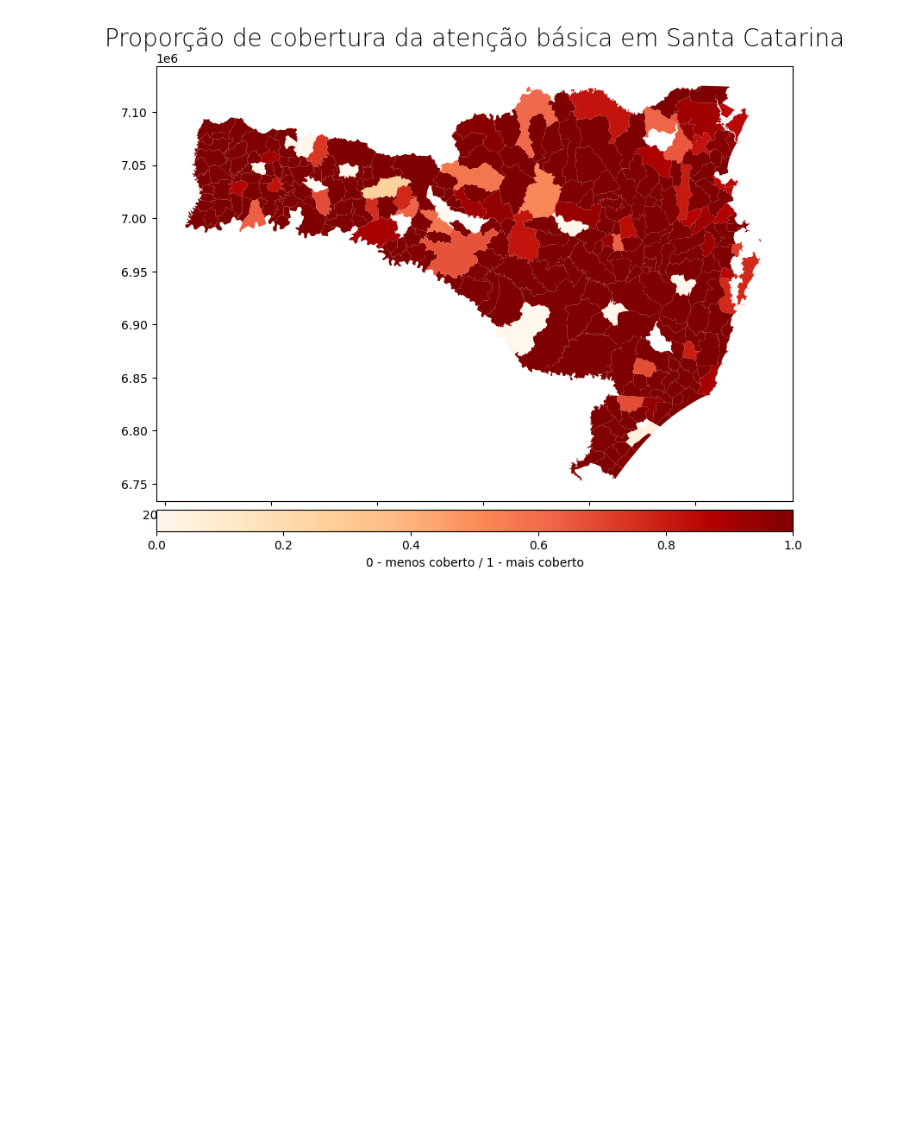
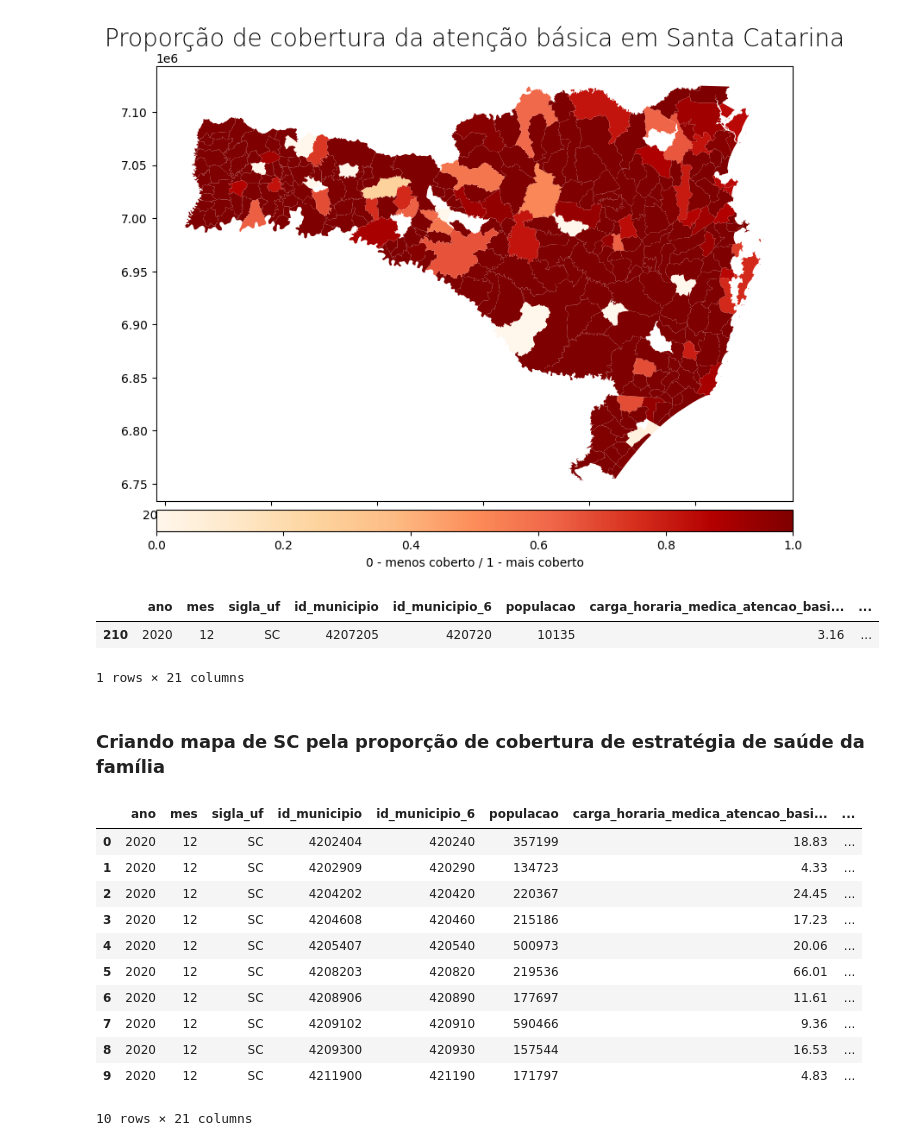
Before and after one commit to alethomaz/analise-atencao-primaria-SC, a Jupyter notebook: estudos-atencao-primaria.ipynb, the cells around one changed output. Saved outputs shown, nothing was run; the diff lists cells and outputs as text; code cells hidden in the pictures; blank space fills up the shorter version.

```diff
--- a/estudos-atencao-primaria.ipynb
+++ b/estudos-atencao-primaria.ipynb
@@ -233,3 +235,30 @@ ax.set_title('Proporção de cobertura da atenção básica em Santa Catarina',
 # %% [output]
 Text(0.5, 1.0, 'Proporção de cobertura da atenção básica em Santa Catarina')
 [figure]
+# %%
+df_imarui = df_sc_2020_comp.loc[df_sc_2020_comp["municipio"] == "Imaruí", :]
+df_imarui
+# %% [output]
+|  | ano | mes | sigla_uf | id_municipio | id_municipio_6 | populacao | carga_horaria_medica_atencao_basi... | ... |
+| 210 | 2020 | 12 | SC | 4207205 | 420720 | 10135 | 3.16 | ... |
+1 rows × 21 columns
+# %% [markdown]
+### Criando mapa de SC pela proporção de cobertura de estratégia de saúde da família
+# %%
+# Normaliza a coluna "proporcao_cobertura_total_atencao_basica" entre 0 e 1
+df_sc_2020_comp["prop_cobertura_normalizada_familia"] = df_sc_2020_comp["proporcao_cobertura_estrategia_saude_familia"] / 100
+df_sc_2020_comp["prop_cobertura_normalizada_familia"] = df_sc_2020_comp["proporcao_cobertura_normalizada"].fillna(np.nan)
+df_sc_2020_comp.head(10)
+# %% [output]
+|  | ano | mes | sigla_uf | id_municipio | id_municipio_6 | populacao | carga_horaria_medica_atencao_basi... | ... |
+| 0 | 2020 | 12 | SC | 4202404 | 420240 | 357199 | 18.83 | ... |
+| 1 | 2020 | 12 | SC | 4202909 | 420290 | 134723 | 4.33 | ... |
+| 2 | 2020 | 12 | SC | 4204202 | 420420 | 220367 | 24.45 | ... |
+| 3 | 2020 | 12 | SC | 4204608 | 420460 | 215186 | 17.23 | ... |
+| 4 | 2020 | 12 | SC | 4205407 | 420540 | 500973 | 20.06 | ... |
+| 5 | 2020 | 12 | SC | 4208203 | 420820 | 219536 | 66.01 | ... |
+| 6 | 2020 | 12 | SC | 4208906 | 420890 | 177697 | 11.61 | ... |
+| 7 | 2020 | 12 | SC | 4209102 | 420910 | 590466 | 9.36 | ... |
+| 8 | 2020 | 12 | SC | 4209300 | 420930 | 157544 | 16.53 | ... |
+| 9 | 2020 | 12 | SC | 4211900 | 421190 | 171797 | 4.83 | ... |
+10 rows × 21 columns
```
Also changed, not shown: parts of 7 cells of this notebook.
